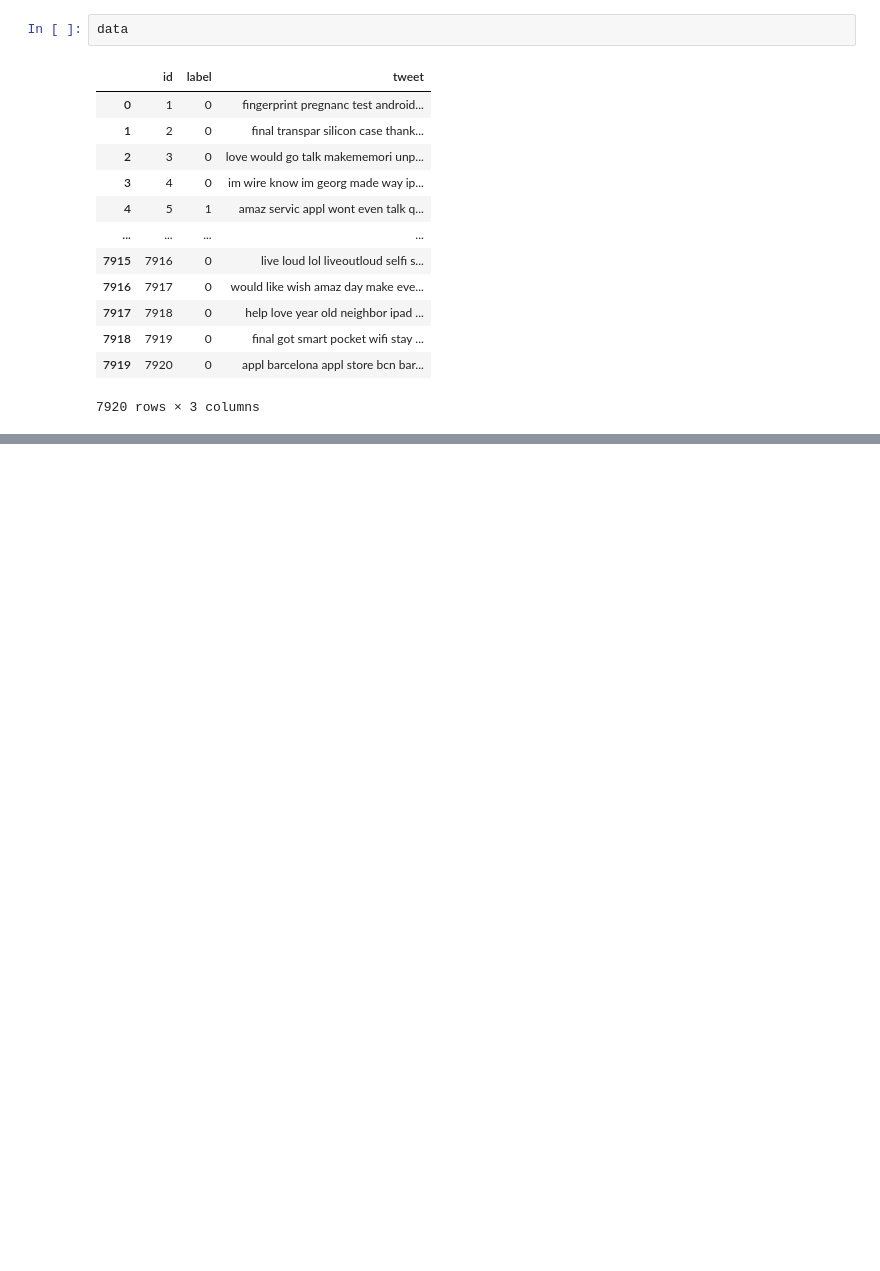
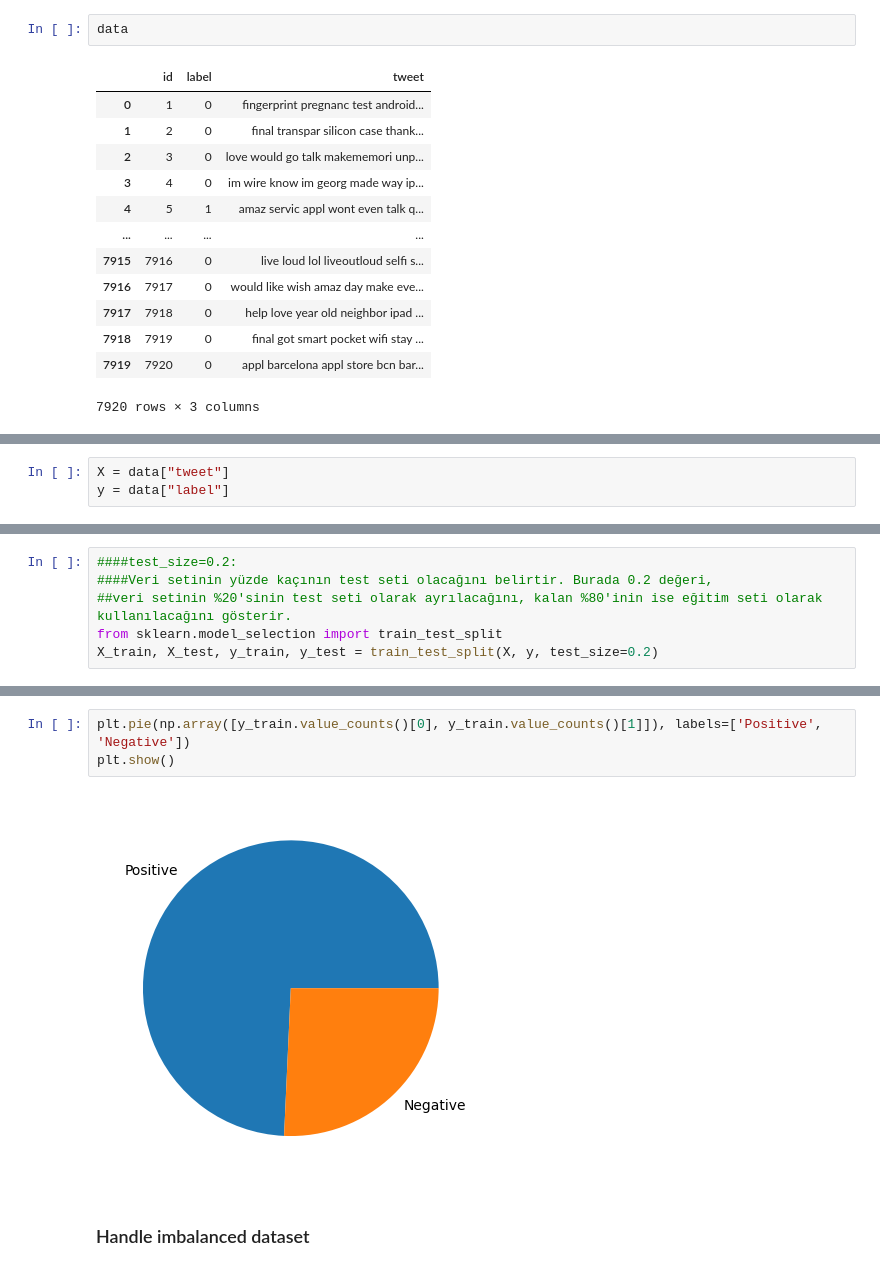
Before and after one commit to mustafacoban96/Sentiment_Analysis, a Jupyter notebook: notebooks/02.model_building.ipynb, the cells around one changed output, grey strips where cells are left out. Drawn from its saved outputs; the diff is of its cells as text; blank space fills up the shorter version.

Commit message:
model building -- build vocabulary-divide dataset-vectorization-handle imbalanced dataset

```diff
--- a/notebooks/02.model_building.ipynb
+++ b/notebooks/02.model_building.ipynb
@@ -224,0 +321,3 @@ data
+# %%
+X = data["tweet"]
+y = data["label"]
@@ -224,0 +359,6 @@ data
+# %%
+####test_size=0.2:
+####Veri setinin yüzde kaçının test seti olacağını belirtir. Burada 0.2 değeri,
+##veri setinin %20'sinin test seti olarak ayrılacağını, kalan %80'inin ise eğitim seti olarak kullanılacağını gösterir.
+from sklearn.model_selection import train_test_split
+X_train, X_test, y_train, y_test = train_test_split(X, y, test_size=0.2)
@@ -224,0 +497,7 @@ data
+# %%
+plt.pie(np.array([y_train.value_counts()[0], y_train.value_counts()[1]]), labels=['Positive', 'Negative'])
+plt.show()
+# %% [output]
+[figure, added]
+# %% [markdown]
+### Handle imbalanced dataset
```
Also changed, not shown: parts of 37 cells of this notebook.
